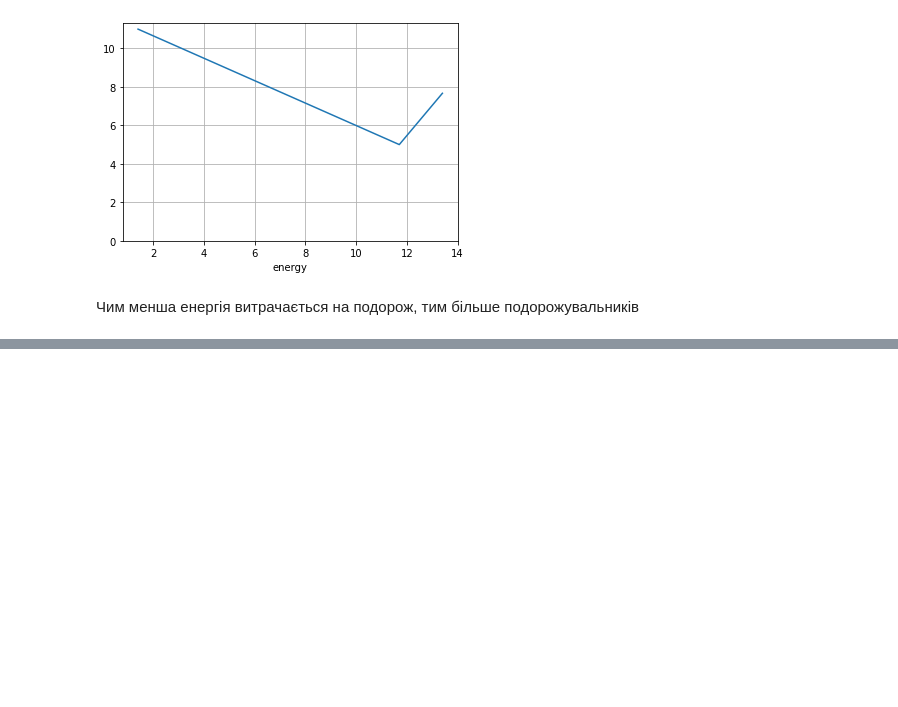
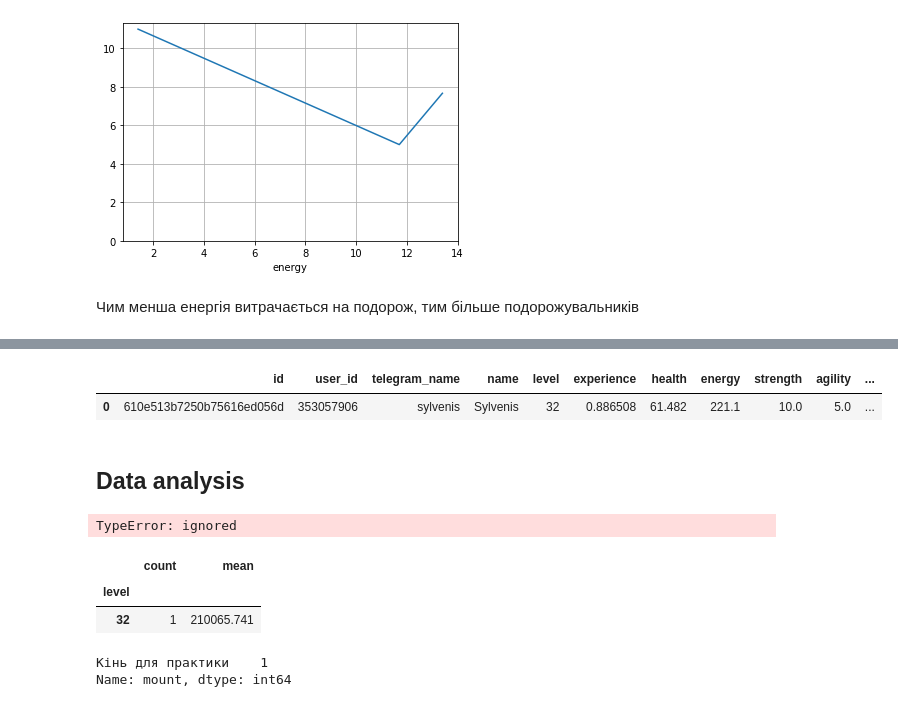
Before and after one commit to mezgoodle/TelegramiaStats, a Jupyter notebook: telegramia.ipynb, the cells around one changed output, grey strips where cells are left out. Saved outputs shown, nothing was run; the diff lists cells and outputs as text; code cells hidden in the pictures; blank space fills up the shorter version.

```diff
--- a/telegramia.ipynb
+++ b/telegramia.ipynb
@@ -122,0 +135,4 @@ df.groupby('energy')['travelers'].mean().plot(ylim=0, grid=True)
+# %%
+df.rename(columns={'_id': 'id'}, inplace=True)
+# %%
+df = df[df.name != "Jane Doe"]
@@ -122,0 +161,19 @@ df.groupby('energy')['travelers'].mean().plot(ylim=0, grid=True)
+# %%
+df['mount'] = df['mount'][0]['name']
+# %%
+df.head()
+# %% [output]
+|  | id | user_id | telegram_name | name | level | experience | health | energy | strength | agility | ... |
+| 0 | 610e513b7250b75616ed056d | 353057906 | sylvenis | Sylvenis | 32 | 0.886508 | 61.482 | 221.1 | 10.0 | 5.0 | ... |
+# %% [markdown]
+## Data analysis
+# %%
+df['level_group'] = pd.qcut(df['level'])
+# %% [output]
+TypeError: ignored
+# %%
+df.groupby('level_group')['money'].agg(['count', 'mean'])
+# %% [output]
+|  | count | mean |
+| level |  |  |
+| 32 | 1 | 210065.741 |
@@ -122,0 +182,5 @@ df.groupby('energy')['travelers'].mean().plot(ylim=0, grid=True)
+# %%
+df['mount'].value_counts()
+# %% [output]
+Кінь для практики    1
+Name: mount, dtype: int64
```
Also changed, not shown: parts of 8 cells of this notebook.
